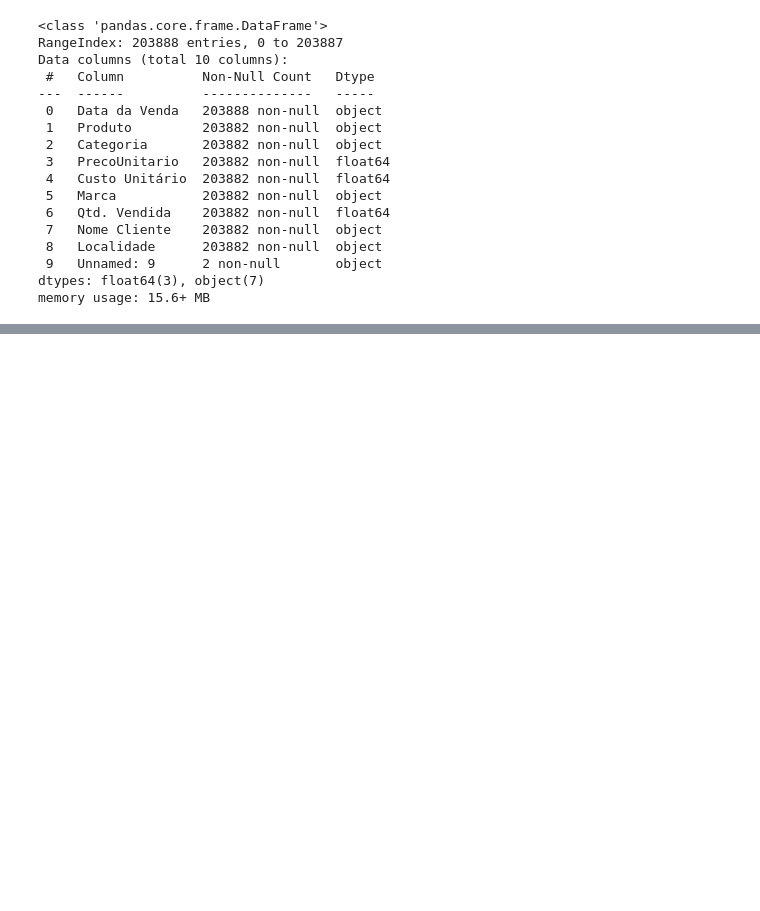
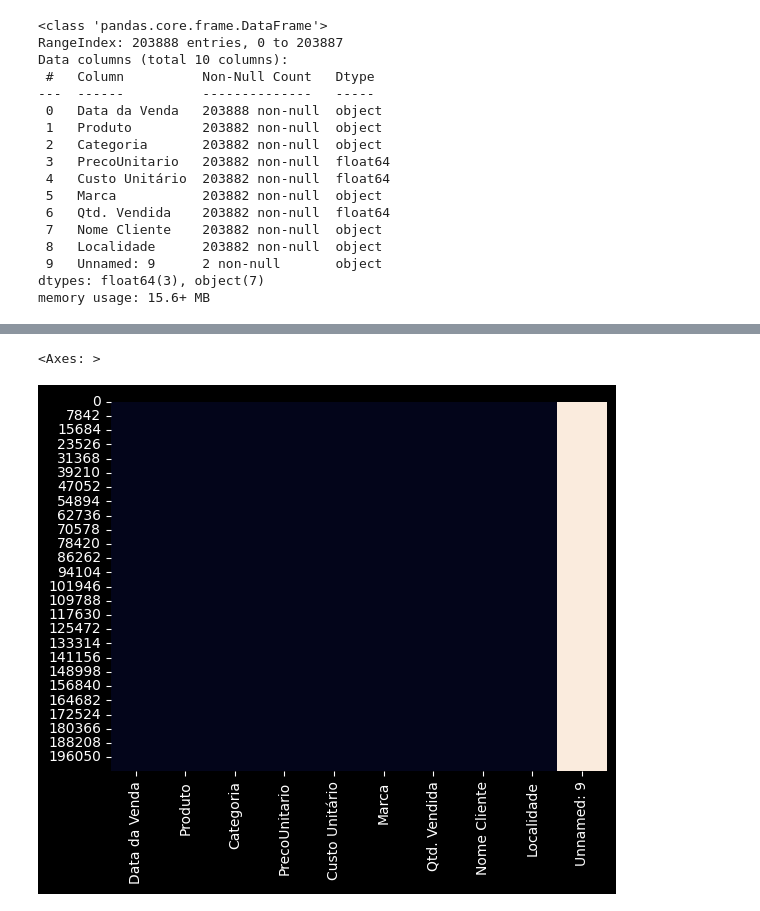
Before and after one commit to Romilsonlonan/ecommerce, a Jupyter notebook: ecommerce.ipynb, the cells around one changed output, grey strips where cells are left out. Cells and saved outputs as stored; diff of their text form; code cells hidden in the pictures; blank space fills up the shorter version.

Commit message:
Tratamento de dados ausentes

```diff
--- a/ecommerce.ipynb
+++ b/ecommerce.ipynb
@@ -73,0 +79,8 @@ memory usage: 15.6+ MB
+# %%
+# Mapa de calor dos valores ausentes no DataFrame
+
+# O método sns.heatmap() é uma função do módulo seaborn que cria um mapa de calor de uma matriz ou DataFrame.
+sns.heatmap(df.isnull(), cbar=False) # O argumento cbar=False especifica que não deve haver barra de cores no mapa de calor
+# %% [output]
+<Axes: >
+[figure, added]
```
Also changed, not shown: parts of 8 cells of this notebook.
